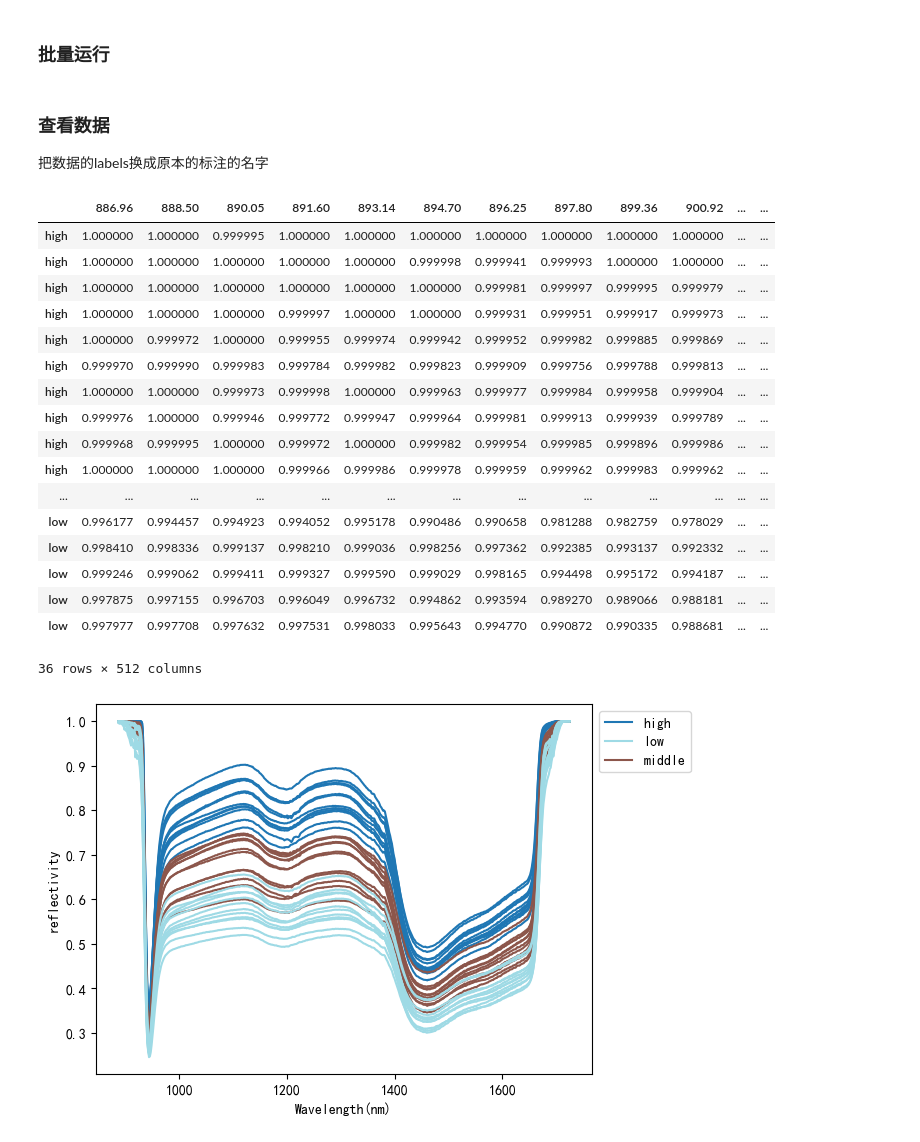
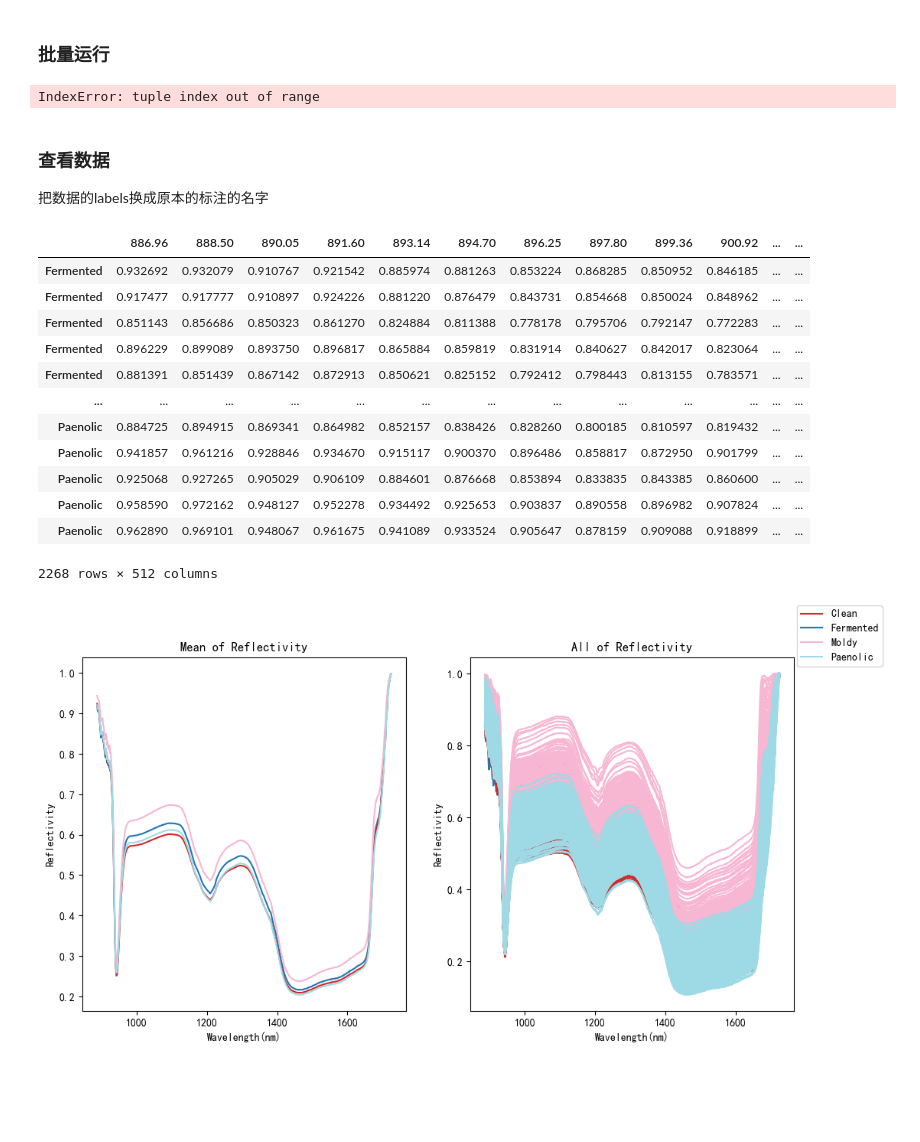
Before and after one commit to zwb-2023/Spectrum_analyse, a Jupyter notebook: SpectralExtraction/线扫相机数据提取模板.ipynb, the cells around one changed output. Cells and saved outputs as stored; diff of their text form; code cells hidden in the pictures; blank space fills up the shorter version.

```diff
--- a/SpectralExtraction/线扫相机数据提取模板.ipynb
+++ b/SpectralExtraction/线扫相机数据提取模板.ipynb
@@ -46,7 +46,7 @@ import numpy as np
 # %%
 from LineSweep import get_spectral_split , read_hsi , read_roi , get_spectral_Threshold
 # %%
-files = glob.glob(rf'G:\咖啡豆0702\Moldy\quangguangpu\*_ref.hdr')
+files = glob.glob(rf'G:\咖啡豆0702\*\quangguangpu\*_ref.hdr')
 msi = read_hsi(files[0])
 plt.imshow(msi[:,:,155], cmap='gray')
 # %% [output]
@@ -87,8 +87,8 @@ import matplotlib.pyplot as plt
 from LineSweep import get_spectral_split , read_hsi , read_roi , get_reflect_line_sweep
 
 # File paths
-files =  glob.glob(rf'G:\yansi0619\spectral\data\aishangliohou\*_ref.hdr')
-files_mask = glob.glob(rf'G:\yansi0619\spectral\mark\*.txt')
+files = glob.glob(rf'G:\咖啡豆0702\*\*\*_ref.hdr')
+files_mask = glob.glob(rf'G:\咖啡豆0702\mark\*.txt')
 
 files_roi = [file for file in files_mask if 'classes.txt' not in file]
 rows=2
@@ -108,7 +108,7 @@ for i in tqdm(range(len(files_roi)), desc="Processing Files"):
     msi_name = [flie for flie in files if os.path.basename(files_roi[i]).split('.')[0] in flie][0]
     msi = read_hsi(msi_name)
 
-    spectrum, label = get_spectral_split(rois, msi, rows=rows, columns=columns)  # 输出光谱图像， roi ， 目标roi的labels 输出希望的光谱, 使用阈值分割的方法
+    spectrum, label = get_spectral_Threshold(rois, msi)  # 输出光谱图像， roi ， 目标roi的labels 输出希望的光谱, 使用阈值分割的方法
 
     spectrum_data.append(np.array(spectrum))
 
@@ -116,7 +116,9 @@ for i in tqdm(range(len(files_roi)), desc="Processing Files"):
 
 labels = np.concatenate(labels)
 spectrum_data = np.concatenate(spectrum_data)
-spectrum_data = spectrum_data.reshape(-1,spectrum_data.shape[2])
+# spectrum_data = spectrum_data.reshape(-1,spectrum_data.shape[2])
+# %% [output]
+IndexError: tuple index out of range
 # %% [markdown]
 ### 查看数据
 把数据的labels换成原本的标注的名字
@@ -147,39 +149,34 @@ wavelengths = img.metadata['wavelength']
 
 wavelengths = [float(i) for i in wavelengths]
 spectrum_data_pd.columns = wavelengths
-spectrum_data_pd.to_csv('烟丝梯度反射光谱数据_split.csv')
+spectrum_data_pd.to_csv('咖啡豆光谱数据_split.csv')
 spectrum_data_pd
 # %% [output]
 |  | 886.96 | 888.50 | 890.05 | 891.60 | 893.14 | 894.70 | 896.25 | 897.80 | 899.36 | 900.92 | ... | ... |
-| high | 1.000000 | 1.000000 | 0.999995 | 1.000000 | 1.000000 | 1.000000 | 1.000000 | 1.000000 | 1.000000 | 1.000000 | ... | ... |
-| high | 1.000000 | 1.000000 | 1.000000 | 1.000000 | 1.000000 | 0.999998 | 0.999941 | 0.999993 | 1.000000 | 1.000000 | ... | ... |
-| high | 1.000000 | 1.000000 | 1.000000 | 1.000000 | 1.000000 | 1.000000 | 0.999981 | 0.999997 | 0.999995 | 0.999979 | ... | ... |
-| high | 1.000000 | 1.000000 | 1.000000 | 0.999997 | 1.000000 | 1.000000 | 0.999931 | 0.999951 | 0.999917 | 0.999973 | ... | ... |
-| high | 1.000000 | 0.999972 | 1.000000 | 0.999955 | 0.999974 | 0.999942 | 0.999952 | 0.999982 | 0.999885 | 0.999869 | ... | ... |
-| high | 0.999970 | 0.999990 | 0.999983 | 0.999784 | 0.999982 | 0.999823 | 0.999909 | 0.999756 | 0.999788 | 0.999813 | ... | ... |
-| high | 1.000000 | 1.000000 | 0.999973 | 0.999998 | 1.000000 | 0.999963 | 0.999977 | 0.999984 | 0.999958 | 0.999904 | ... | ... |
-| high | 0.999976 | 1.000000 | 0.999946 | 0.999772 | 0.999947 | 0.999964 | 0.999981 | 0.999913 | 0.999939 | 0.999789 | ... | ... |
-| high | 0.999968 | 0.999995 | 1.000000 | 0.999972 | 1.000000 | 0.999982 | 0.999954 | 0.999985 | 0.999896 | 0.999986 | ... | ... |
-| high | 1.000000 | 1.000000 | 1.000000 | 0.999966 | 0.999986 | 0.999978 | 0.999959 | 0.999962 | 0.999983 | 0.999962 | ... | ... |
+| Fermented | 0.932692 | 0.932079 | 0.910767 | 0.921542 | 0.885974 | 0.881263 | 0.853224 | 0.868285 | 0.850952 | 0.846185 | ... | ... |
+| Fermented | 0.917477 | 0.917777 | 0.910897 | 0.924226 | 0.881220 | 0.876479 | 0.843731 | 0.854668 | 0.850024 | 0.848962 | ... | ... |
+| Fermented | 0.851143 | 0.856686 | 0.850323 | 0.861270 | 0.824884 | 0.811388 | 0.778178 | 0.795706 | 0.792147 | 0.772283 | ... | ... |
+| Fermented | 0.896229 | 0.899089 | 0.893750 | 0.896817 | 0.865884 | 0.859819 | 0.831914 | 0.840627 | 0.842017 | 0.823064 | ... | ... |
+| Fermented | 0.881391 | 0.851439 | 0.867142 | 0.872913 | 0.850621 | 0.825152 | 0.792412 | 0.798443 | 0.813155 | 0.783571 | ... | ... |
 | ... | ... | ... | ... | ... | ... | ... | ... | ... | ... | ... | ... | ... |
-| low | 0.996177 | 0.994457 | 0.994923 | 0.994052 | 0.995178 | 0.990486 | 0.990658 | 0.981288 | 0.982759 | 0.978029 | ... | ... |
-| low | 0.998410 | 0.998336 | 0.999137 | 0.998210 | 0.999036 | 0.998256 | 0.997362 | 0.992385 | 0.993137 | 0.992332 | ... | ... |
-| low | 0.999246 | 0.999062 | 0.999411 | 0.999327 | 0.999590 | 0.999029 | 0.998165 | 0.994498 | 0.995172 | 0.994187 | ... | ... |
-| low | 0.997875 | 0.997155 | 0.996703 | 0.996049 | 0.996732 | 0.994862 | 0.993594 | 0.989270 | 0.989066 | 0.988181 | ... | ... |
-| low | 0.997977 | 0.997708 | 0.997632 | 0.997531 | 0.998033 | 0.995643 | 0.994770 | 0.990872 | 0.990335 | 0.988681 | ... | ... |
+| Paenolic | 0.884725 | 0.894915 | 0.869341 | 0.864982 | 0.852157 | 0.838426 | 0.828260 | 0.800185 | 0.810597 | 0.819432 | ... | ... |
+| Paenolic | 0.941857 | 0.961216 | 0.928846 | 0.934670 | 0.915117 | 0.900370 | 0.896486 | 0.858817 | 0.872950 | 0.901799 | ... | ... |
+| Paenolic | 0.925068 | 0.927265 | 0.905029 | 0.906109 | 0.884601 | 0.876668 | 0.853894 | 0.833835 | 0.843385 | 0.860600 | ... | ... |
+| Paenolic | 0.958590 | 0.972162 | 0.948127 | 0.952278 | 0.934492 | 0.925653 | 0.903837 | 0.890558 | 0.896982 | 0.907824 | ... | ... |
+| Paenolic | 0.962890 | 0.969101 | 0.948067 | 0.961675 | 0.941089 | 0.933524 | 0.905647 | 0.878159 | 0.909088 | 0.918899 | ... | ... |
-36 rows × 512 columns
+2268 rows × 512 columns
 # %%
 import sys
 
 # 使用相对路径添加（..表示上一级目录）
 sys.path.insert(0, "../SpectralAnalysis")
 
 import matplotlib.pyplot as plt
 import numpy as np
-from SpectrumAnalyse import plot_duplicate_data
+from SpectrumAnalyse import plot_duplicate_data_both
 from SpectrumAnalyse import split_data
 
 category, split_datas = split_data(labels_name, spectrum_data)
-plot_duplicate_data(category, split_datas, wavelengths, type='all')
+plot_duplicate_data_both(category, split_datas, wavelengths)
 # %% [output]
-[figure, old version]
+[figure, new version]
```
